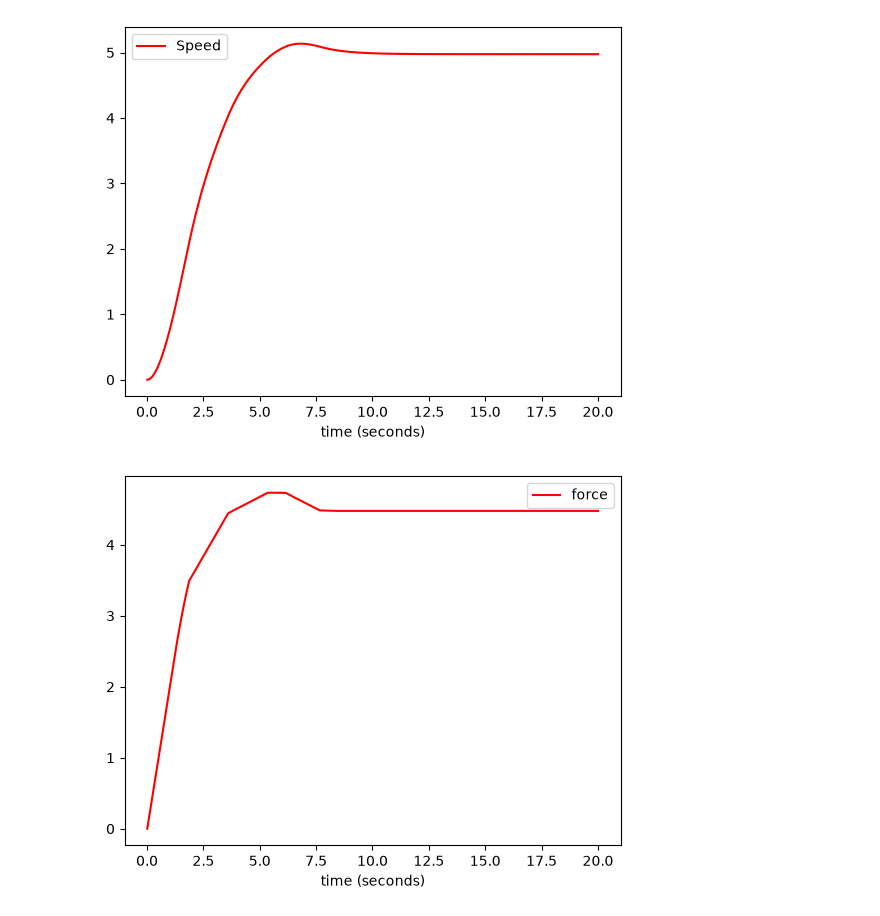
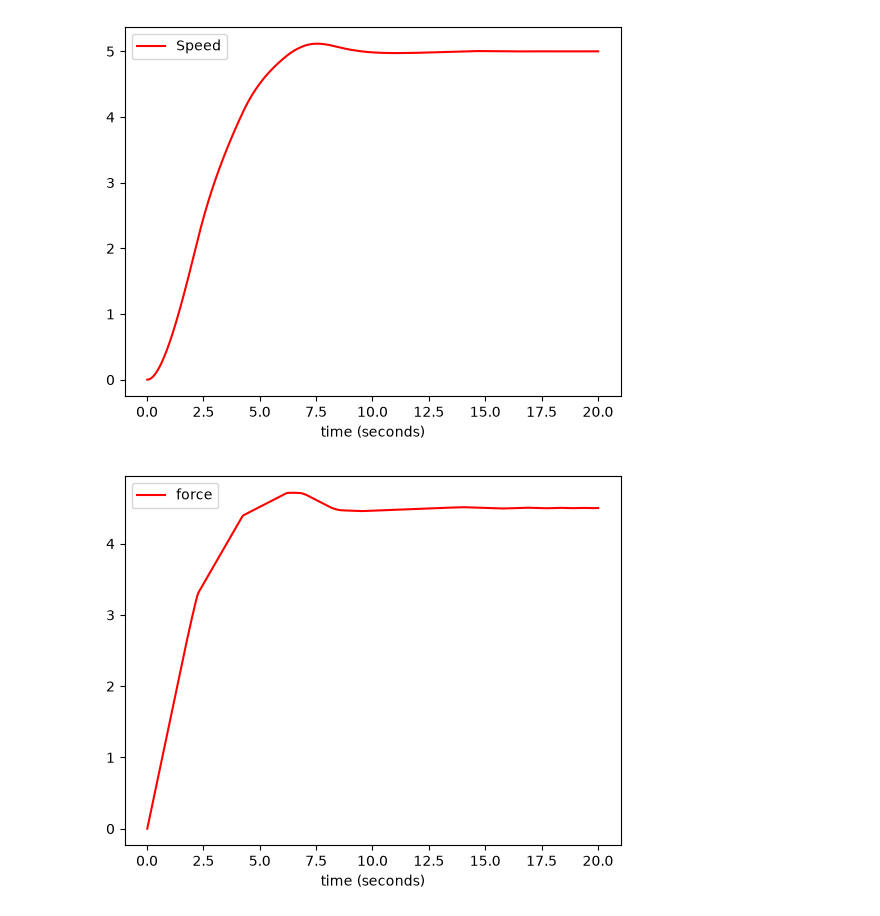
Before and after one commit to UniCT-ARSLab/arslabrobotics, a Jupyter notebook: examples/fuzzy/fuzzy_speed_control.ipynb, the cells around one changed output. Drawn from its saved outputs; the diff is of its cells as text; code cells hidden in the pictures.

```diff
--- a/examples/fuzzy/fuzzy_speed_control.ipynb
+++ b/examples/fuzzy/fuzzy_speed_control.ipynb
@@ -29,7 +29,7 @@ class FuzzySpeedController:
         self.r4 = self.error(self.very_high) >> self.accelerate(self.very_fast)
 
         self.engine = ar.fuzzy.FuzzyEngine()
-        self.engine.use_mom()
+        self.engine.use_cog()
 
         self.output = 0
 
@@ -65,32 +65,32 @@ cart = ar.system.Cart(1.0, 0.9)
 target = 5.0
 
 force = 0
 
 t = ar.utils.Time(use_fake_time = True)
 t.start()
 while t.get() < 20:
 
     t.sleep(0.01)
     delta_t = t.elapsed()
 
     (p, v) = cart.evaluate(delta_t, force)
 
     spd.append_x(t.get())
     spd.append_y("speed", v)
 
     fpd.append_x(t.get())
     fpd.append_y("force", force)
 
     epd.append_x(t.get())
     epd.append_y("error", target - v)
 
     force = fuzzy_ctrl.evaluate(target, v)
 
 spd.plot()
 fpd.plot()
 epd.plot()
 # %% [output]
 [figure]
 [figure]
-[figure, old version]
+[figure, new version]
-[figure, old version]
+[figure, new version]
```
Also changed, not shown: parts of 1 cell of this notebook, 7 other files.
